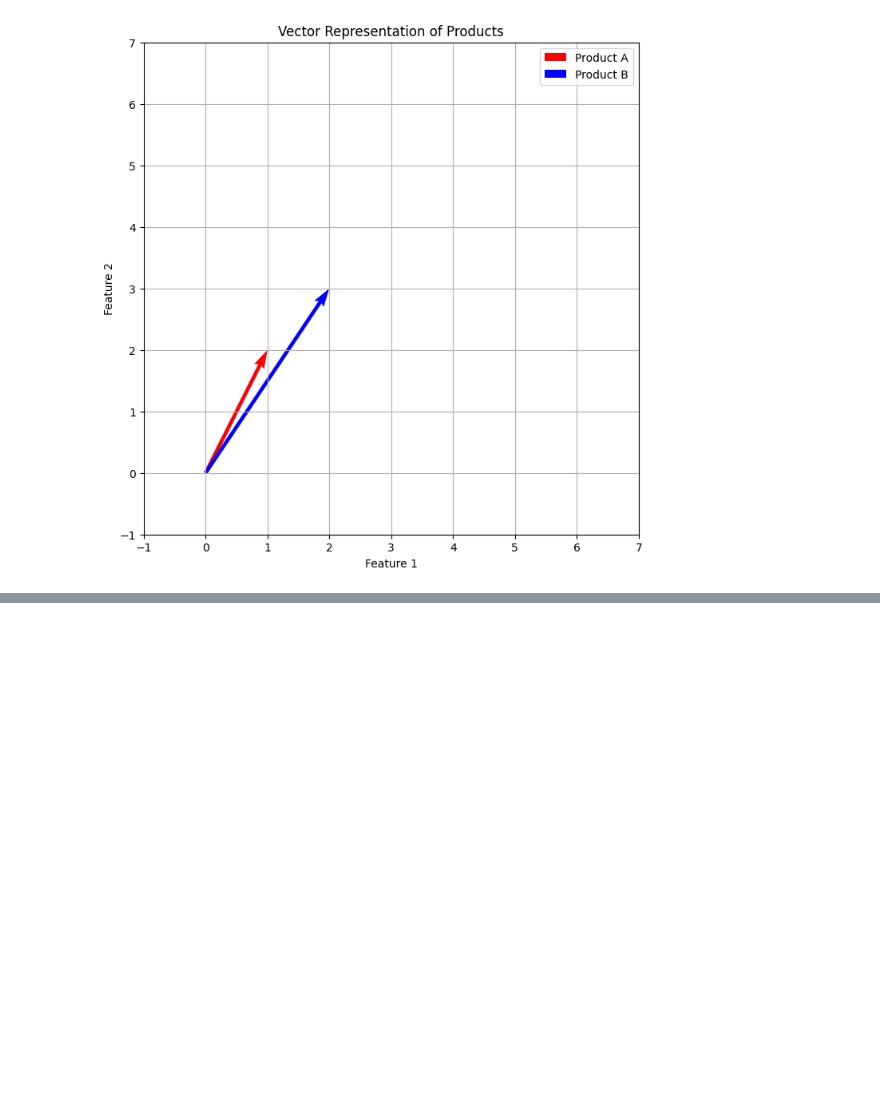
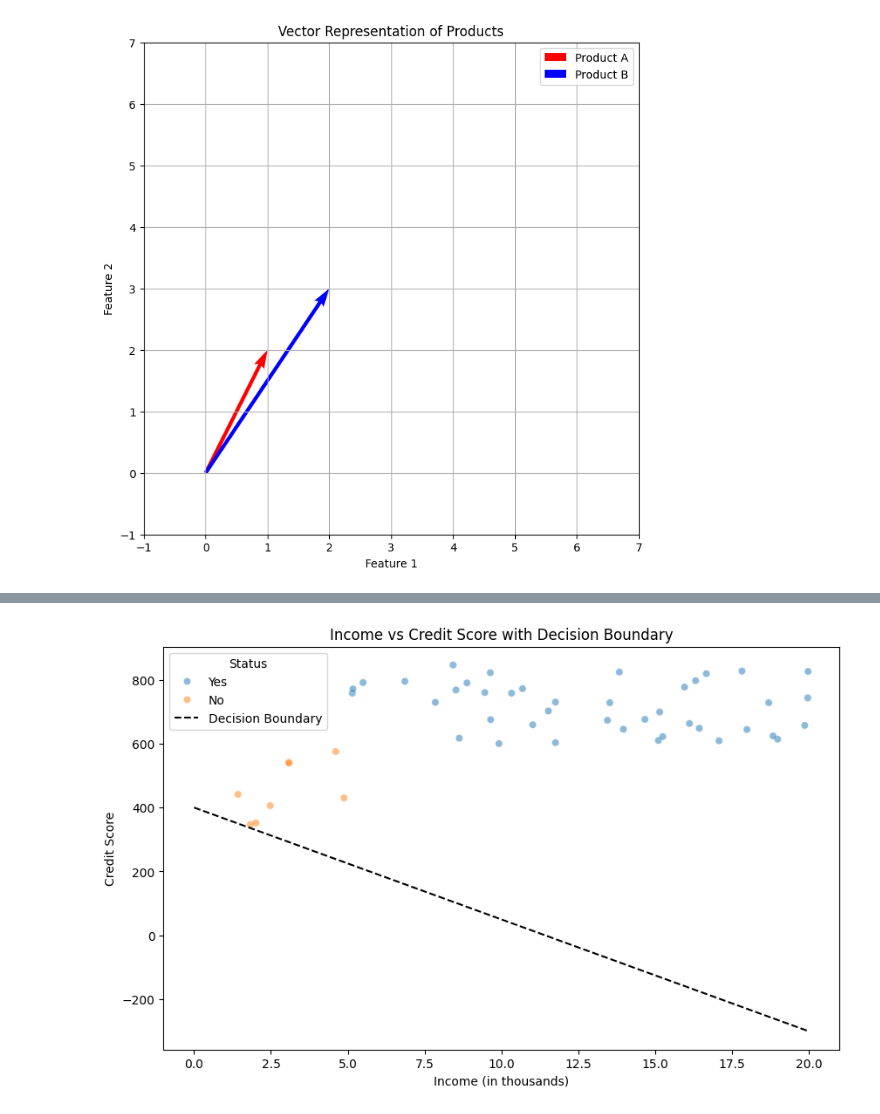
Before and after one commit to rahul8879/coachX_ds, a Jupyter notebook: Math/01_linear_algebra.ipynb, the cells around one changed output, grey strips where cells are left out. Cells and saved outputs as stored; diff of their text form; code cells hidden in the pictures; blank space fills up the shorter version.

```diff
--- a/Math/01_linear_algebra.ipynb
+++ b/Math/01_linear_algebra.ipynb
@@ -109,0 +144,21 @@ Angle between product A and product B: 5.76818118618818 degrees
+# %%
+# lets try different value of w1 and w2 and w0
+w0 = -400
+w1 = 35
+w2 = 1
+
+# decision boundary line: w0 + w1*x1 + w2*x2 = 0
+# rearranging: x2 = -(w0 + w1*x1)/w2
+x1_values = np.linspace(0, 20, 100)
+x2_values = -(w0 + w1 * x1_values) / w2
+# plot the decision boundary
+plt.figure(figsize=(10, 6))
+sns.scatterplot(data=df, x='income', y='credit_score', hue='status', alpha=0.5)
+plt.plot(x1_values, x2_values, color='black', linestyle='--', label='Decision Boundary')
+plt.title('Income vs Credit Score with Decision Boundary')
+plt.xlabel('Income (in thousands)')
+plt.ylabel('Credit Score')
+plt.legend(title='Status')
+plt.show()
+# %% [output]
+[figure, added]
```
Also changed, not shown: parts of 3 cells of this notebook, 1 other file.
